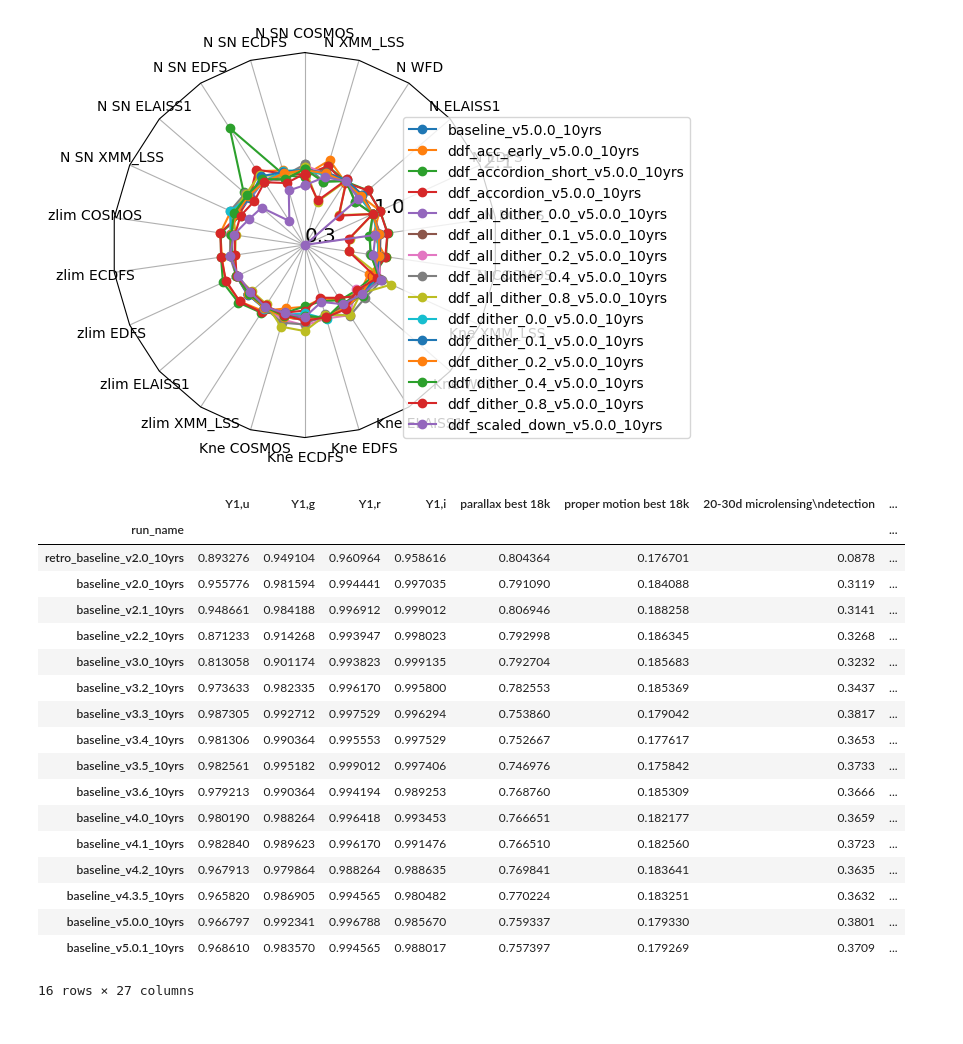
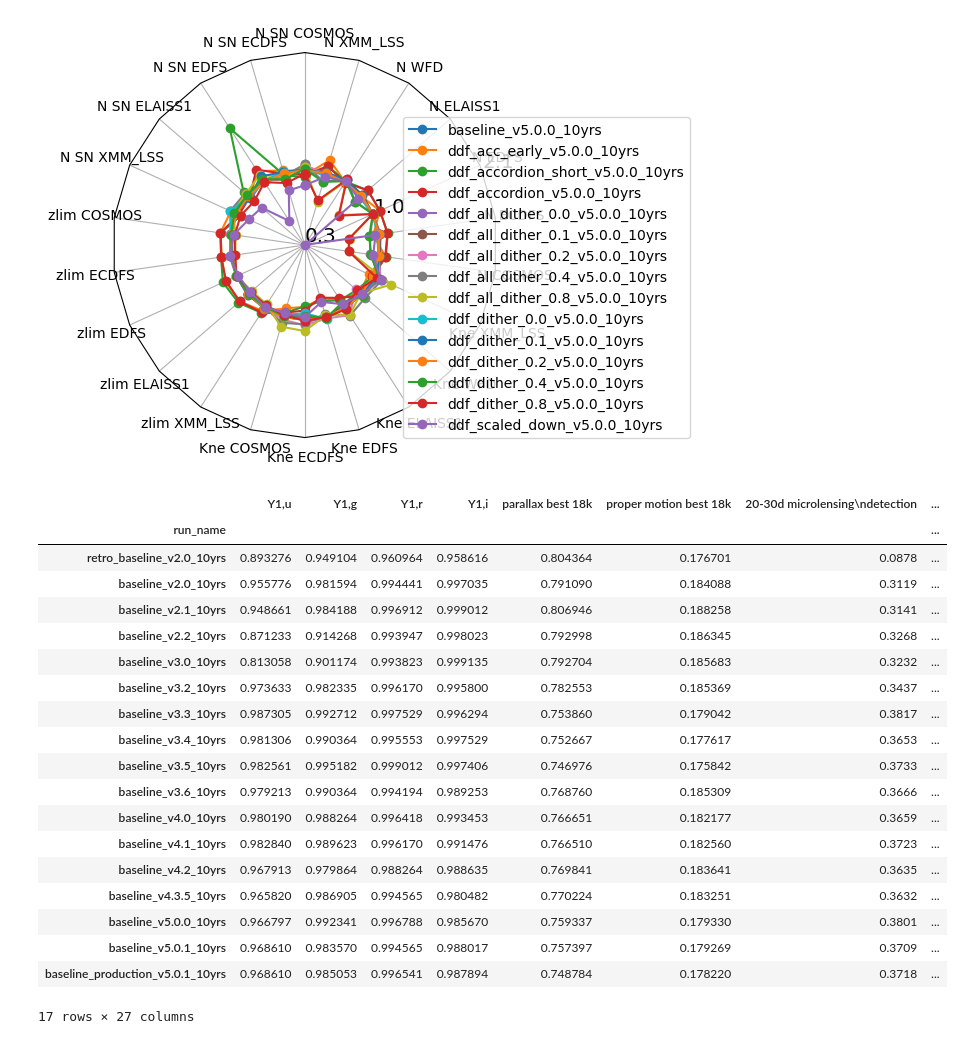
Before and after one commit to lsst-sims/sims_featureScheduler_runs5.0, a Jupyter notebook: maf/quick_look.ipynb, the cells around one changed output. Drawn from its saved outputs; the diff is of its cells as text; code cells hidden in the pictures.

```diff
--- a/maf/quick_look.ipynb
+++ b/maf/quick_look.ipynb
@@ -281,34 +281,36 @@ fig, ax = radar(ndata, legend=True, rgrids=[0.3, 1.0, 2.1], bbox_to_anchor=(1.5,
 times = ['retro_baseline_v2.0_10yrs', 'baseline_v2.0_10yrs', 'baseline_v2.1_10yrs', 'baseline_v2.2_10yrs',
         'baseline_v3.0_10yrs',  'baseline_v3.2_10yrs', 'baseline_v3.3_10yrs', 'baseline_v3.4_10yrs',
           'baseline_v3.5_10yrs', 'baseline_v3.6_10yrs', 'baseline_v4.0_10yrs', 'baseline_v4.1_10yrs',
          'baseline_v4.2_10yrs', "baseline_v4.3.5_10yrs","baseline_v5.0.0_10yrs","baseline_v5.0.1_10yrs",
+         "baseline_production_v5.0.1_10yrs"
         ]
 
 sub_data = data.reindex(labels=times)
 sub_ddf = ddf_data.reindex(labels=times)
 sub_mag = mag_data.reindex(labels=times)
 sub_gaps = gaps_data.reindex(labels=times)
 sub_data
 # %% [output]
 |  | Y1,u | Y1,g | Y1,r | Y1,i | parallax best 18k | proper motion best 18k | 20-30d microlensing\ndetection | ... |
 | run_name |  |  |  |  |  |  |  | ... |
 | retro_baseline_v2.0_10yrs | 0.893276 | 0.949104 | 0.960964 | 0.958616 | 0.804364 | 0.176701 | 0.0878 | ... |
 | baseline_v2.0_10yrs | 0.955776 | 0.981594 | 0.994441 | 0.997035 | 0.791090 | 0.184088 | 0.3119 | ... |
 | baseline_v2.1_10yrs | 0.948661 | 0.984188 | 0.996912 | 0.999012 | 0.806946 | 0.188258 | 0.3141 | ... |
 | baseline_v2.2_10yrs | 0.871233 | 0.914268 | 0.993947 | 0.998023 | 0.792998 | 0.186345 | 0.3268 | ... |
 | baseline_v3.0_10yrs | 0.813058 | 0.901174 | 0.993823 | 0.999135 | 0.792704 | 0.185683 | 0.3232 | ... |
 | baseline_v3.2_10yrs | 0.973633 | 0.982335 | 0.996170 | 0.995800 | 0.782553 | 0.185369 | 0.3437 | ... |
 | baseline_v3.3_10yrs | 0.987305 | 0.992712 | 0.997529 | 0.996294 | 0.753860 | 0.179042 | 0.3817 | ... |
 | baseline_v3.4_10yrs | 0.981306 | 0.990364 | 0.995553 | 0.997529 | 0.752667 | 0.177617 | 0.3653 | ... |
 | baseline_v3.5_10yrs | 0.982561 | 0.995182 | 0.999012 | 0.997406 | 0.746976 | 0.175842 | 0.3733 | ... |
 | baseline_v3.6_10yrs | 0.979213 | 0.990364 | 0.994194 | 0.989253 | 0.768760 | 0.185309 | 0.3666 | ... |
 | baseline_v4.0_10yrs | 0.980190 | 0.988264 | 0.996418 | 0.993453 | 0.766651 | 0.182177 | 0.3659 | ... |
 | baseline_v4.1_10yrs | 0.982840 | 0.989623 | 0.996170 | 0.991476 | 0.766510 | 0.182560 | 0.3723 | ... |
 | baseline_v4.2_10yrs | 0.967913 | 0.979864 | 0.988264 | 0.988635 | 0.769841 | 0.183641 | 0.3635 | ... |
 | baseline_v4.3.5_10yrs | 0.965820 | 0.986905 | 0.994565 | 0.980482 | 0.770224 | 0.183251 | 0.3632 | ... |
 | baseline_v5.0.0_10yrs | 0.966797 | 0.992341 | 0.996788 | 0.985670 | 0.759337 | 0.179330 | 0.3801 | ... |
 | baseline_v5.0.1_10yrs | 0.968610 | 0.983570 | 0.994565 | 0.988017 | 0.757397 | 0.179269 | 0.3709 | ... |
+| baseline_production_v5.0.1_10yrs | 0.968610 | 0.985053 | 0.996541 | 0.987894 | 0.748784 | 0.178220 | 0.3718 | ... |
-16 rows × 27 columns
+17 rows × 27 columns
 # %%
 # Rough error bars from weather simulations
 std_dict = {}
```
Also changed, not shown: parts of 2 cells of this notebook, 1 other file.
